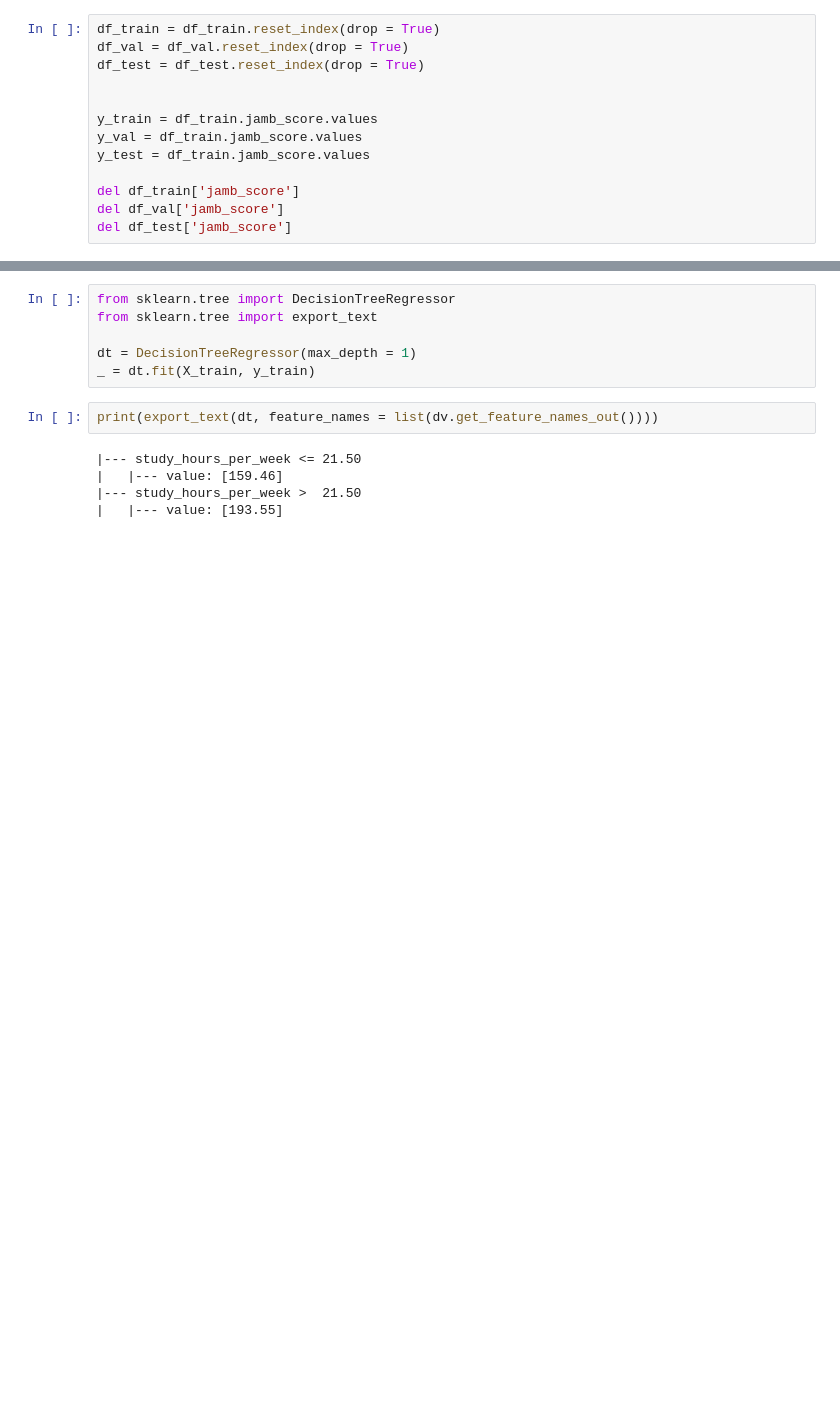
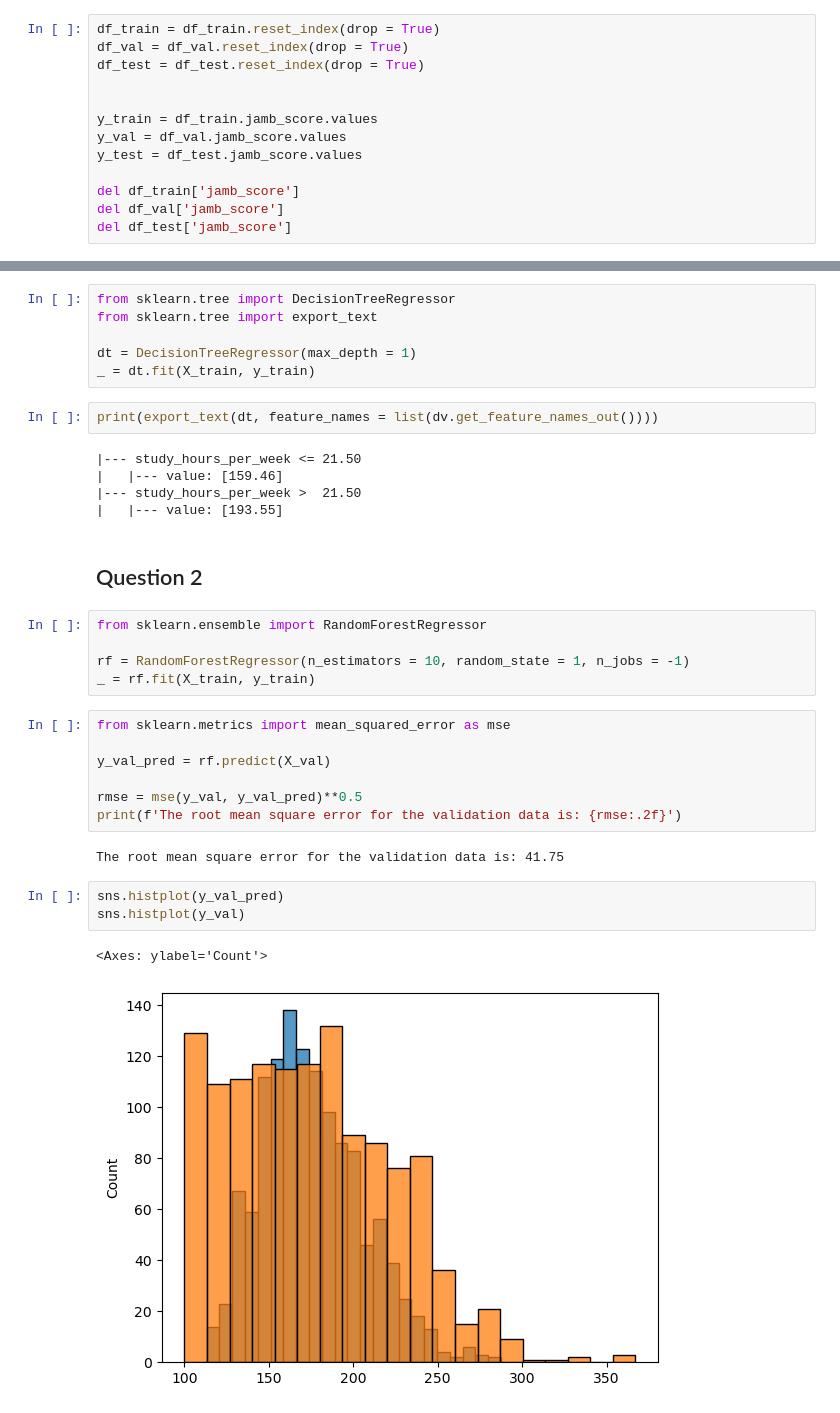
Before and after one commit to victornemenike/machine-learning-zoomcamp, a Jupyter notebook: 06-trees/homework.ipynb, the cells around one changed output, grey strips where cells are left out. Cells and saved outputs as stored; diff of their text form; blank space fills up the shorter version.

Commit message:
complete question 2

```diff
--- a/06-trees/homework.ipynb
+++ b/06-trees/homework.ipynb
@@ -128,8 +131,8 @@ df_test = df_test.reset_index(drop = True)
 
 
 y_train = df_train.jamb_score.values
-y_val = df_train.jamb_score.values
-y_test = df_train.jamb_score.values
+y_val = df_val.jamb_score.values
+y_test = df_test.jamb_score.values
 
 del df_train['jamb_score']
 del df_val['jamb_score']
@@ -181,3 +184,25 @@ print(export_text(dt, feature_names = list(dv.get_feature_names_out())))
 |   |--- value: [159.46]
 |--- study_hours_per_week >  21.50
 |   |--- value: [193.55]
+# %% [markdown]
+## Question 2
+# %%
+from sklearn.ensemble import RandomForestRegressor
+
+rf = RandomForestRegressor(n_estimators = 10, random_state = 1, n_jobs = -1)
+_ = rf.fit(X_train, y_train)
+# %%
+from sklearn.metrics import mean_squared_error as mse
+
+y_val_pred = rf.predict(X_val)
+
+rmse = mse(y_val, y_val_pred)**0.5
+print(f'The root mean square error for the validation data is: {rmse:.2f}')
+# %% [output]
+The root mean square error for the validation data is: 41.75
+# %%
+sns.histplot(y_val_pred)
+sns.histplot(y_val)
+# %% [output]
+<Axes: ylabel='Count'>
+[figure, added]
```
Also changed, not shown: parts of 3 cells of this notebook.
